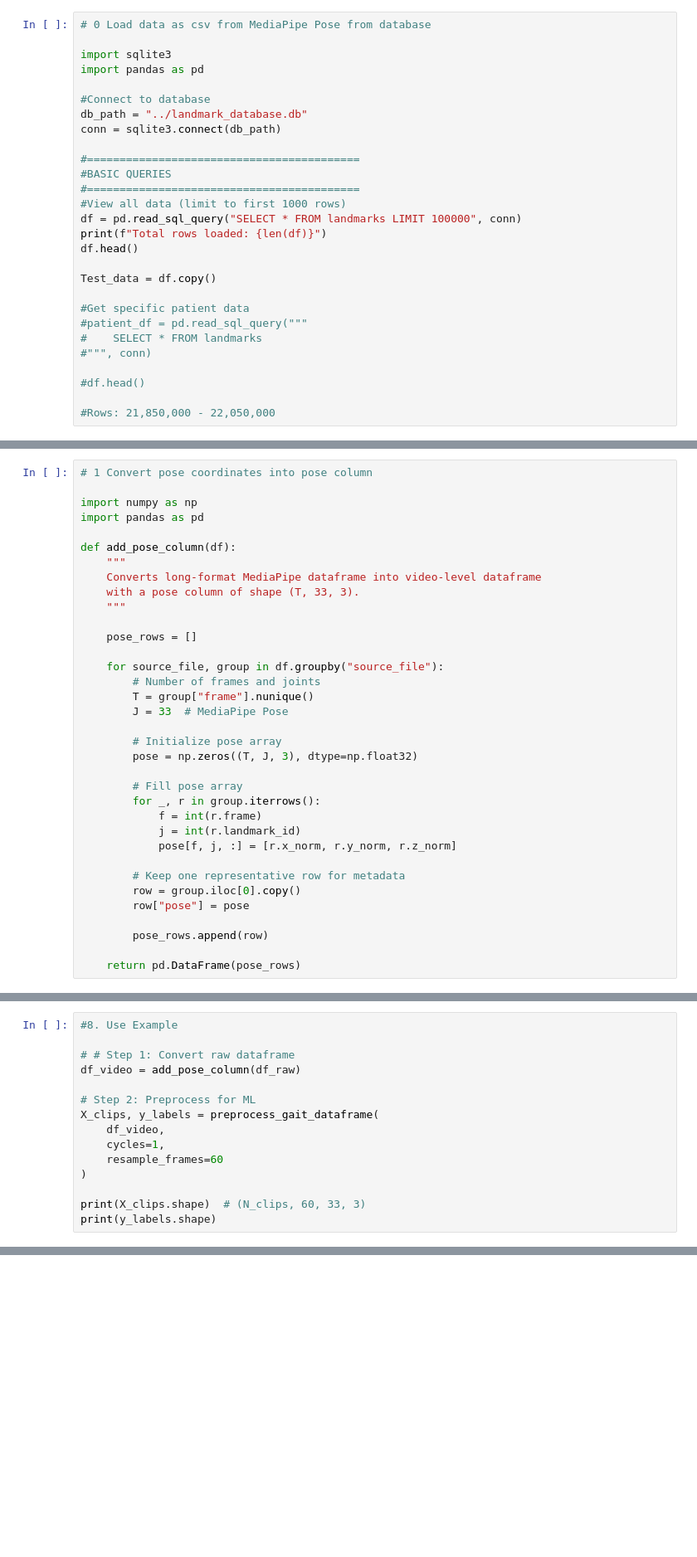
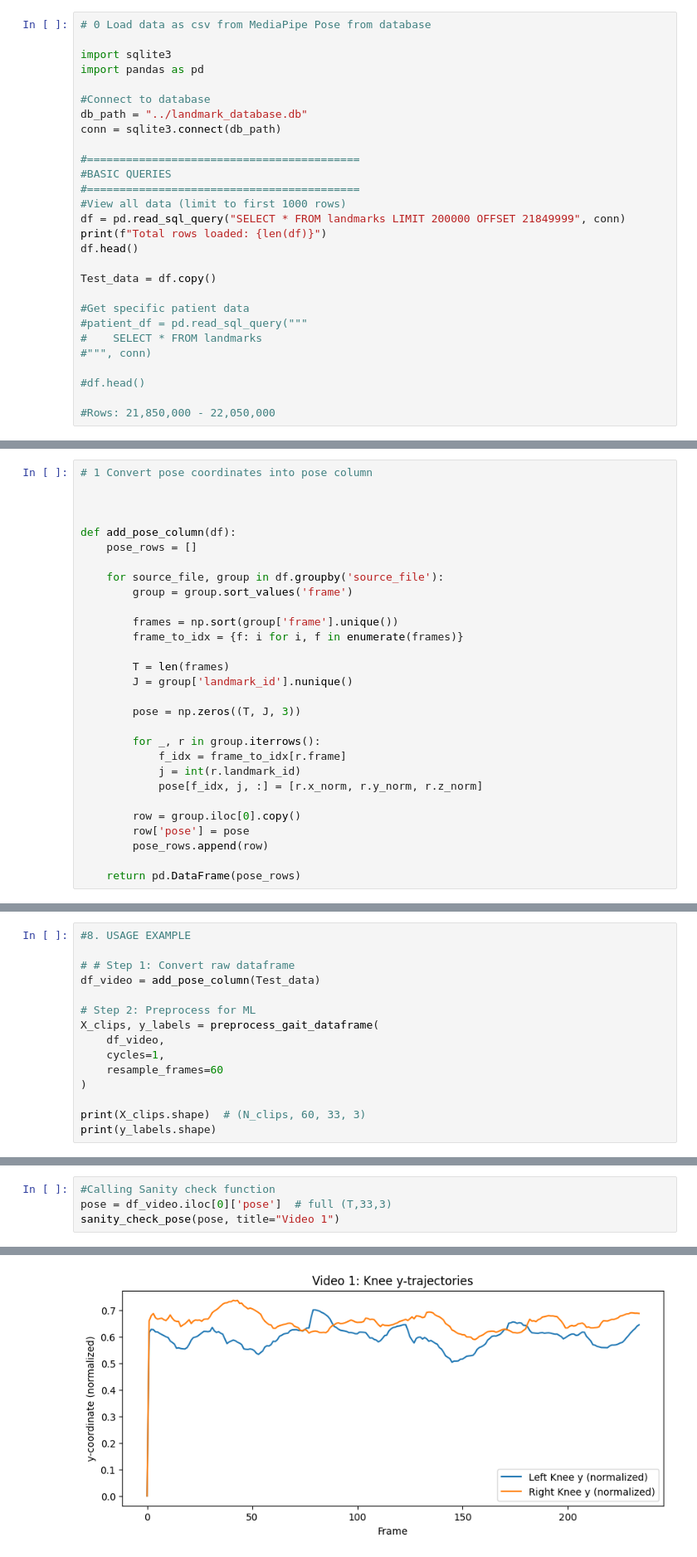
Before and after one commit to vaibhavredekar/GAITy-Capstone-Modeling, a Jupyter notebook: notebooks/NormalisePose&WIndowing.ipynb, the cells around one changed output, grey strips where cells are left out. Shown at 83% size. Drawn from its saved outputs; the diff is of its cells as text; blank space fills up the shorter version.

Commit message:
debugging_added_sanity_check

```diff
--- a/notebooks/NormalisePose&WIndowing.ipynb
+++ b/notebooks/NormalisePose&WIndowing.ipynb
@@ -19,7 +21,7 @@ conn = sqlite3.connect(db_path)
 #BASIC QUERIES
 #==========================================
 #View all data (limit to first 1000 rows)
-df = pd.read_sql_query("SELECT * FROM landmarks LIMIT 100000", conn)
+df = pd.read_sql_query("SELECT * FROM landmarks LIMIT 200000 OFFSET 21849999", conn)
 print(f"Total rows loaded: {len(df)}")
 df.head()
 
@@ -59,35 +47,29 @@ Test_data.tail(30)
 # %%
 # 1 Convert pose coordinates into pose column
 
-import numpy as np
-import pandas as pd
+
 
 def add_pose_column(df):
-    """
-    Converts long-format MediaPipe dataframe into video-level dataframe
-    with a pose column of shape (T, 33, 3).
-    """
-
     pose_rows = []
 
-    for source_file, group in df.groupby("source_file"):
-        # Number of frames and joints
-        T = group["frame"].nunique()
-        J = 33  # MediaPipe Pose
+    for source_file, group in df.groupby('source_file'):
+        group = group.sort_values('frame')
 
-        # Initialize pose array
-        pose = np.zeros((T, J, 3), dtype=np.float32)
+        frames = np.sort(group['frame'].unique())
+        frame_to_idx = {f: i for i, f in enumerate(frames)}
 
-        # Fill pose array
+        T = len(frames)
+        J = group['landmark_id'].nunique()
+
+        pose = np.zeros((T, J, 3))
+
         for _, r in group.iterrows():
-            f = int(r.frame)
+            f_idx = frame_to_idx[r.frame]
             j = int(r.landmark_id)
-            pose[f, j, :] = [r.x_norm, r.y_norm, r.z_norm]
+            pose[f_idx, j, :] = [r.x_norm, r.y_norm, r.z_norm]
 
-        # Keep one representative row for metadata
         row = group.iloc[0].copy()
-        row["pose"] = pose
-
+        row['pose'] = pose
         pose_rows.append(row)
 
     return pd.DataFrame(pose_rows)
@@ -332,10 +329,10 @@ def preprocess_gait_dataframe(df_video, cycles=1, resample_frames=60):
 
     return X, y
 # %%
-#8. Use Example
+#8. USAGE EXAMPLE
 
 # # Step 1: Convert raw dataframe
-df_video = add_pose_column(df_raw)
+df_video = add_pose_column(Test_data)
 
 # Step 2: Preprocess for ML
 X_clips, y_labels = preprocess_gait_dataframe(
@@ -348,0 +418,5 @@ print(y_labels.shape)
+# %%
+#Calling Sanity check function
+pose = df_video.iloc[0]['pose']  # full (T,33,3)
+sanity_check_pose(pose, title="Video 1")
+# %% [output]
@@ -348,0 +426 @@ print(y_labels.shape)
+[figure, added]
```
Also changed, not shown: parts of 13 cells of this notebook.
